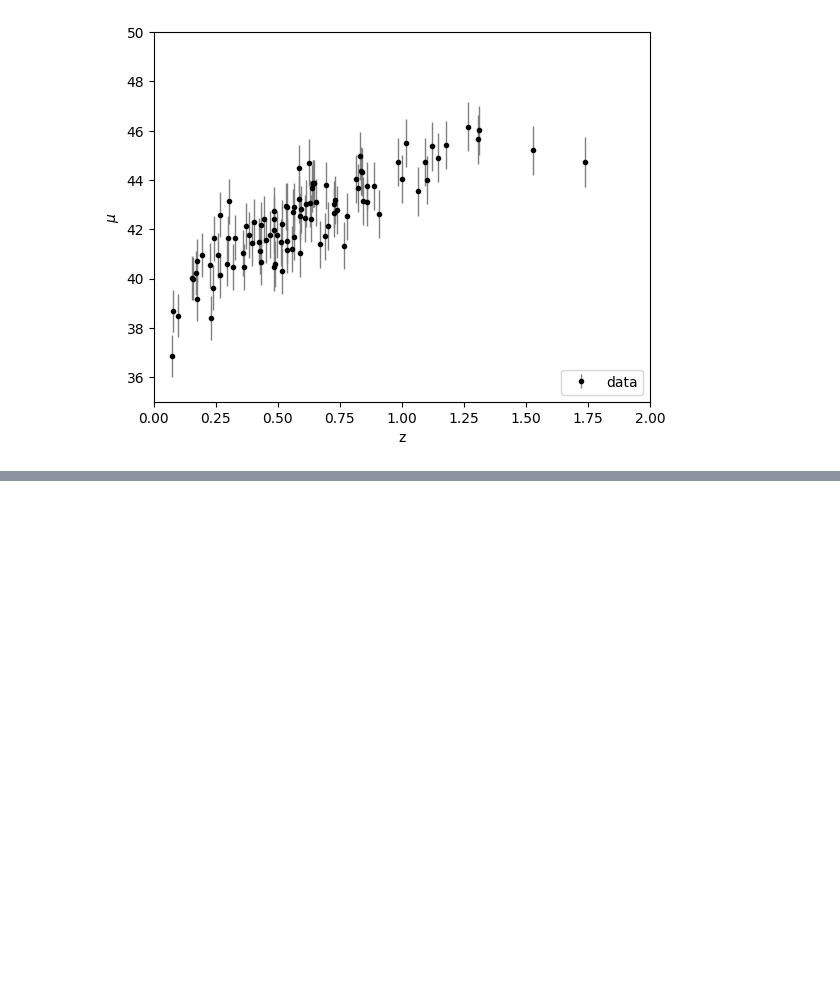
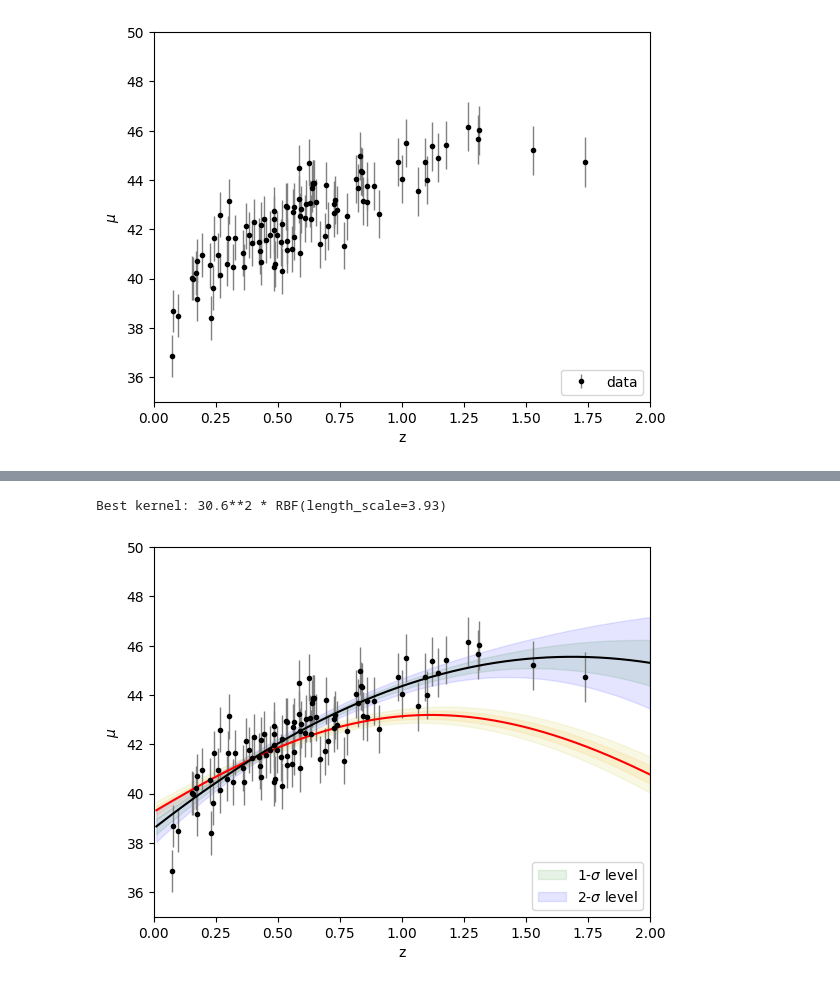
Before and after one commit to Sofiadossena/astrostatistics_bicocca_2025, a Jupyter notebook: working/18_Supernovae2.ipynb, the cells around one changed output, grey strips where cells are left out. Cells and saved outputs as stored; diff of their text form; code cells hidden in the pictures; blank space fills up the shorter version.

```diff
--- a/working/18_Supernovae2.ipynb
+++ b/working/18_Supernovae2.ipynb
@@ -91,0 +91,34 @@ plt.show()
+# %%
+gp_best = search.best_estimator_
+print("Best kernel:", gp_best.kernel_)
+
+mu_fit2, sigma2 = gp_best.predict(z[:, None], return_std=True)
+
+kernel2=Matern(1.0, (1e-3, 1e3))
+gp3 = GaussianProcessRegressor(kernel=kernel2, alpha=dmu ** 2)
+
+gp3.fit(z_sample[:, None], mu_sample)            #fit the data
+mu_fit3, sigma3 = gp3.predict(z[:, None], return_std=True)
+
+plt.errorbar(z_sample, mu_sample, dmu, fmt='.k', ecolor='gray', lw=1)
+
+plt.plot(z, mu_fit3, '-r')
+
+plt.fill_between(z, mu_fit3 - sigma3, mu_fit3 + sigma3, alpha=0.1, color='orange')
+
+plt.fill_between(z, mu_fit3 - 2* sigma3, mu_fit3 + 2* sigma3, alpha=0.1, color='y')
+
+plt.plot(z, mu_fit2, '-k')
+
+plt.fill_between(z, mu_fit2 - sigma2, mu_fit2 + sigma2, alpha=0.1, color='g', label='1-$\sigma$ level')
+
+plt.fill_between(z, mu_fit2 - 2* sigma2, mu_fit2 + 2* sigma2, alpha=0.1, color='b', label='2-$\sigma$ level')
+
+plt.xlabel("z")
+plt.ylabel("$\mu$")
+plt.legend(loc='lower right')
+plt.xlim(0,2)
+plt.ylim(35,50);
+# %% [output]
+Best kernel: 30.6**2 * RBF(length_scale=3.93)
+[figure, added]
```
Also changed, not shown: parts of 19 cells of this notebook, 1 other file.
